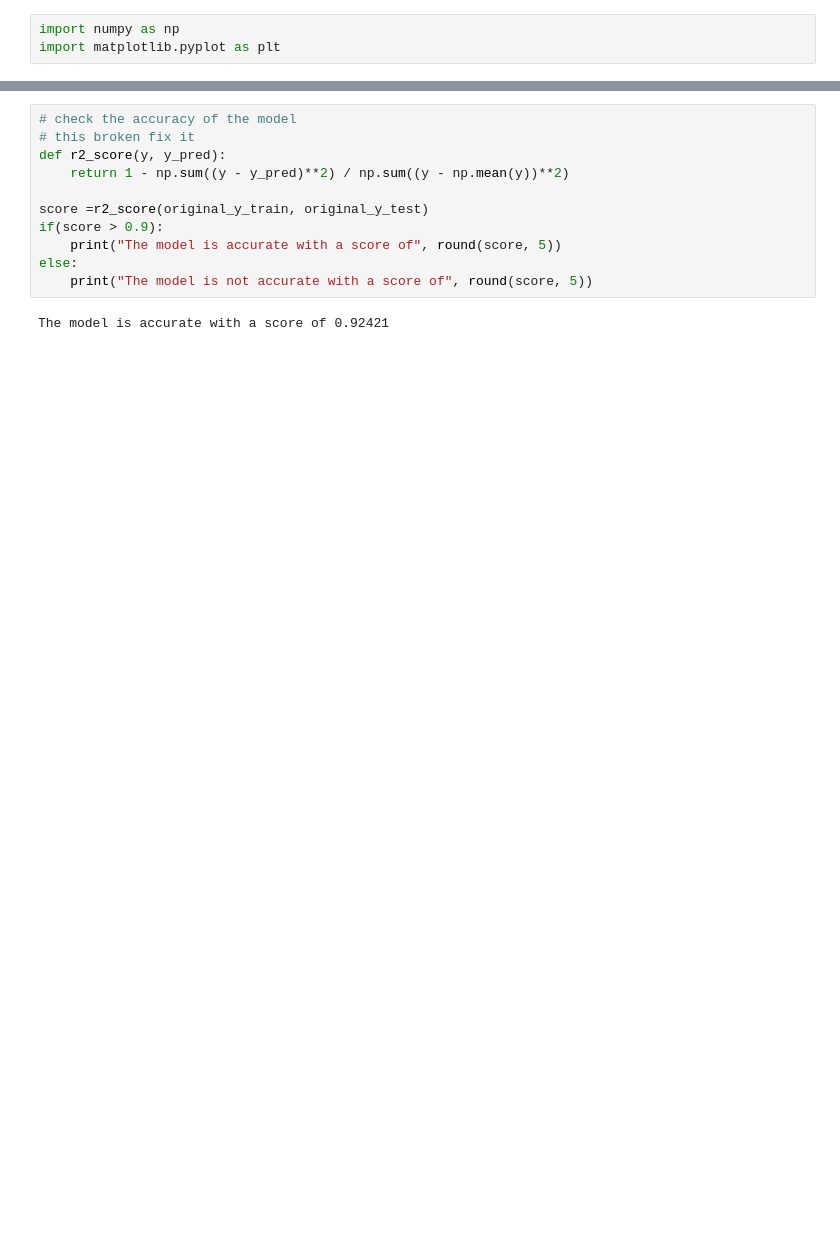
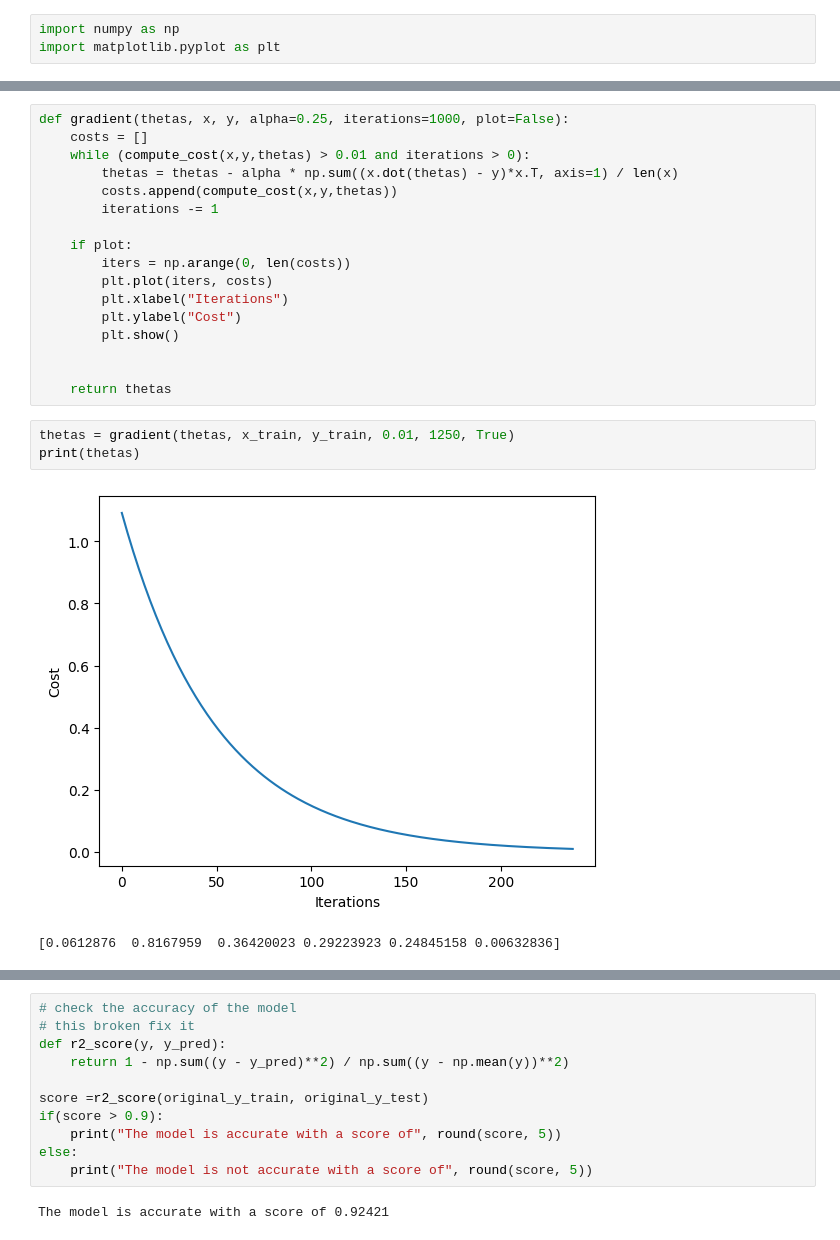
Before and after one commit to Abdullah0f/Machine-Learning-Models, a Jupyter notebook: multiple linear reg.ipynb, the cells around one changed output, grey strips where cells are left out. Cells and saved outputs as stored; diff of their text form; blank space fills up the shorter version.

```diff
--- a/multiple linear reg.ipynb
+++ b/multiple linear reg.ipynb
@@ -40,0 +88,23 @@ x_train = x_train.T
+# %%
+def gradient(thetas, x, y, alpha=0.25, iterations=1000, plot=False):
+    costs = []
+    while (compute_cost(x,y,thetas) > 0.01 and iterations > 0):
+        thetas = thetas - alpha * np.sum((x.dot(thetas) - y)*x.T, axis=1) / len(x)
+        costs.append(compute_cost(x,y,thetas))
+        iterations -= 1
+
+    if plot:
+        iters = np.arange(0, len(costs))
+        plt.plot(iters, costs)
+        plt.xlabel("Iterations")
+        plt.ylabel("Cost")
+        plt.show()
+
+
+    return thetas
+# %%
+thetas = gradient(thetas, x_train, y_train, 0.01, 1250, True)
+print(thetas)
+# %% [output]
+[figure, added]
+[0.0612876  0.8167959  0.36420023 0.29223923 0.24845158 0.00632836]
```
Also changed, not shown: parts of 14 cells of this notebook, 1 other file.
